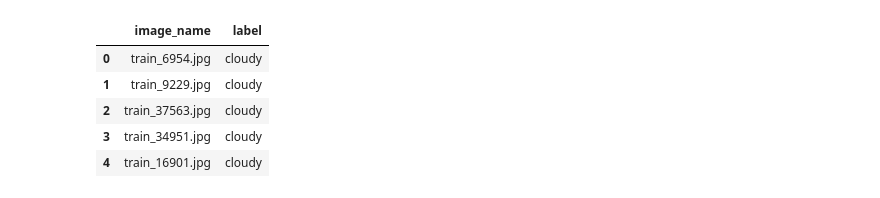
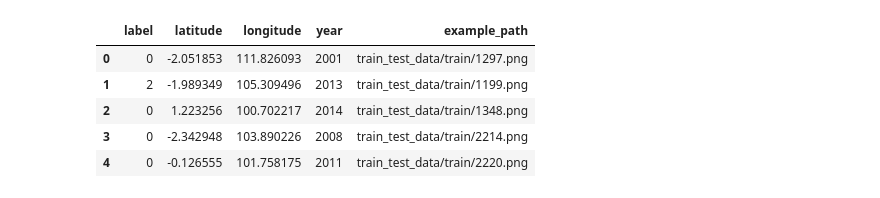
Before and after one commit to SergioSV96/deforestation_datathon, a Jupyter notebook: EDA.ipynb, the cells around one changed output. Cells and saved outputs as stored; diff of their text form; code cells hidden in the pictures.

Commit message:
Add challenge data and acomodate

```diff
--- a/EDA.ipynb
+++ b/EDA.ipynb
@@ -20,11 +20,11 @@ To enable them in other operations, rebuild TensorFlow with the appropriate comp
 # %%
 # Load the data
-df = pd.read_csv('data.csv')
+df = pd.read_csv('train.csv')
 df.head()
 # %% [output]
-|  | image_name | label |
-| 0 | train_6954.jpg | cloudy |
-| 1 | train_9229.jpg | cloudy |
-| 2 | train_37563.jpg | cloudy |
-| 3 | train_34951.jpg | cloudy |
-| 4 | train_16901.jpg | cloudy |
+|  | label | latitude | longitude | year | example_path |
+| 0 | 0 | -2.051853 | 111.826093 | 2001 | train_test_data/train/1297.png |
+| 1 | 2 | -1.989349 | 105.309496 | 2013 | train_test_data/train/1199.png |
+| 2 | 0 | 1.223256 | 100.702217 | 2014 | train_test_data/train/1348.png |
+| 3 | 0 | -2.342948 | 103.890226 | 2008 | train_test_data/train/2214.png |
+| 4 | 0 | -0.126555 | 101.758175 | 2011 | train_test_data/train/2220.png |
```
Also changed, not shown: parts of 6 cells of this notebook, 6 other files.
